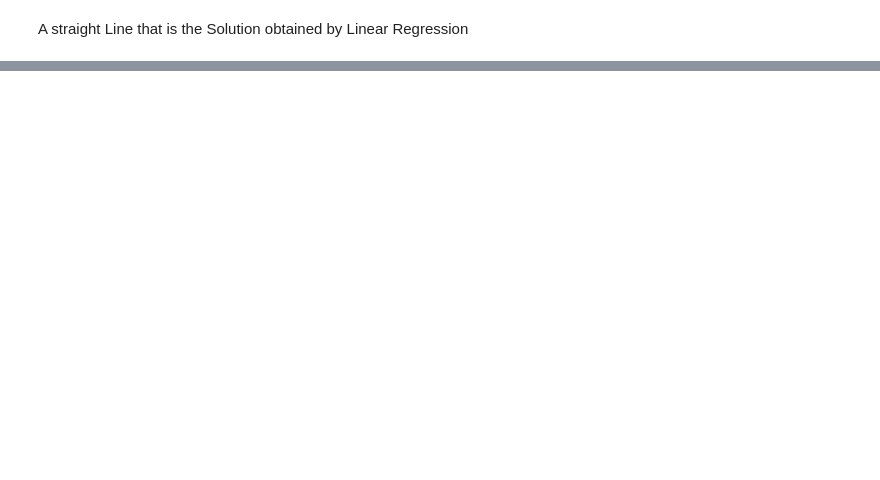
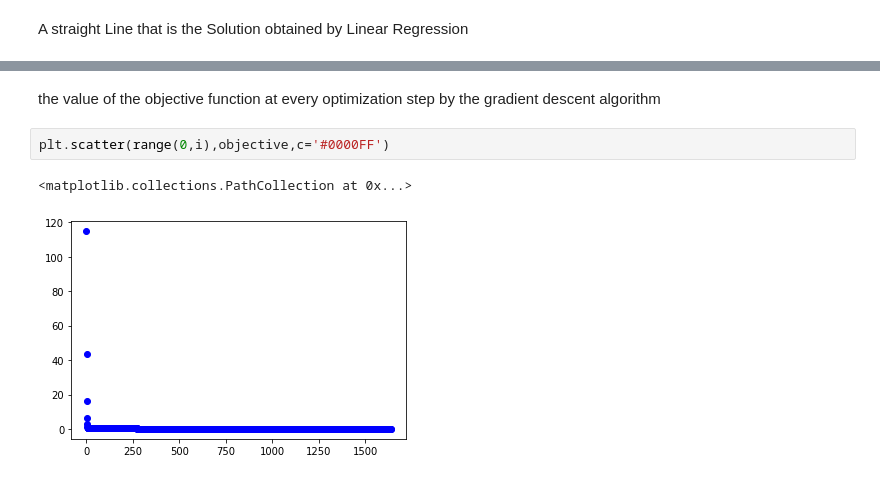
Before and after one commit to crescent98/machinelearning35911, a Jupyter notebook: cau_MachineLearning.ipynb, the cells around one changed output, grey strips where cells are left out. Drawn from its saved outputs; the diff is of its cells as text; blank space fills up the shorter version.

```diff
--- a/cau_MachineLearning.ipynb
+++ b/cau_MachineLearning.ipynb
@@ -116,0 +120,7 @@ plot(x_point,x_point*theta1+theta0,color='#FF0000')
+# %% [markdown]
+the value of the objective function at every optimization step by the gradient descent algorithm
+# %%
+plt.scatter(range(0,i),objective,c='#0000FF')
+# %% [output]
+<matplotlib.collections.PathCollection at 0x...>
+[figure, added]
```
Also changed, not shown: parts of 10 cells of this notebook.
